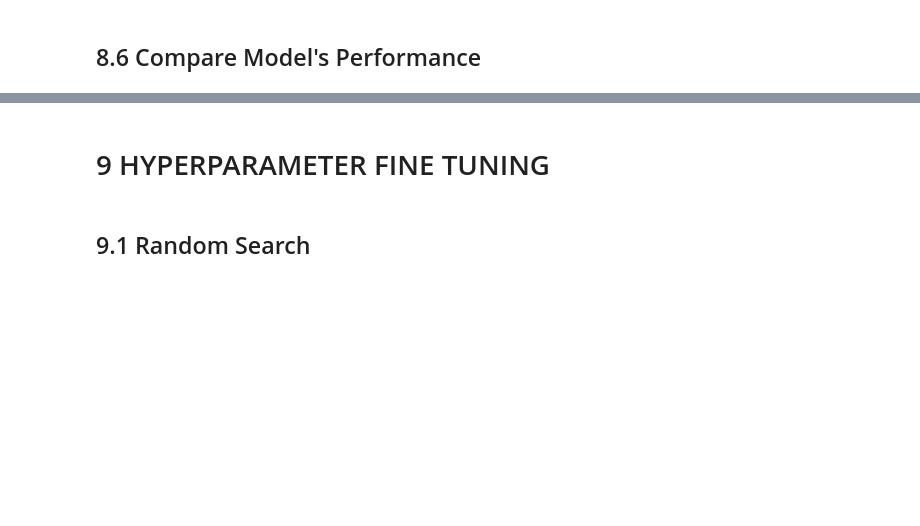
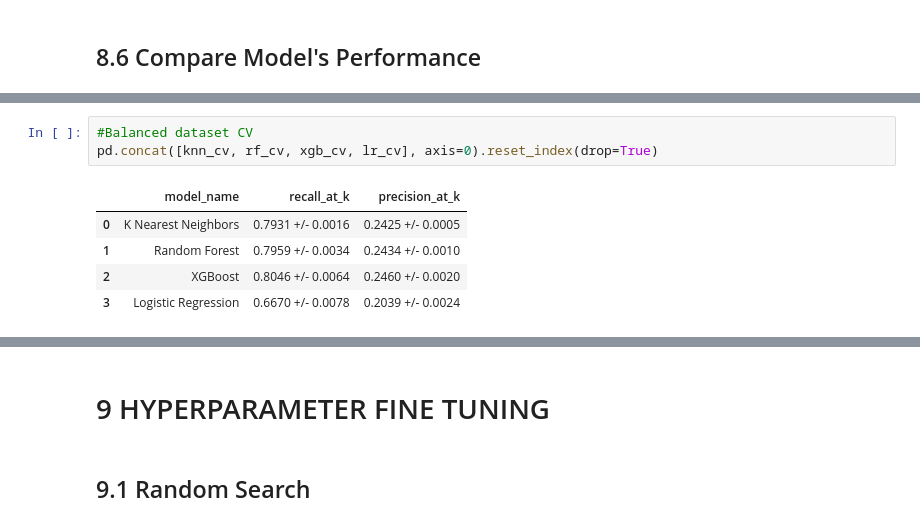
Before and after one commit to rafael-asousa/Cross-Sell-Prediction, a Jupyter notebook: notebook/cross-sell-predictions.ipynb, the cells around one changed output, grey strips where cells are left out. Cells and saved outputs as stored; diff of their text form; blank space fills up the shorter version.

```diff
--- a/notebook/cross-sell-predictions.ipynb
+++ b/notebook/cross-sell-predictions.ipynb
@@ -630,0 +801,9 @@ skplt.metrics.plot_cumulative_gain(y_test, yhat_lr)
+# %%
+#Balanced dataset CV
+pd.concat([knn_cv, rf_cv, xgb_cv, lr_cv], axis=0).reset_index(drop=True)
+# %% [output]
+|  | model_name | recall_at_k | precision_at_k |
+| 0 | K Nearest Neighbors | 0.7931 +/- 0.0016 | 0.2425 +/- 0.0005 |
+| 1 | Random Forest | 0.7959 +/- 0.0034 | 0.2434 +/- 0.0010 |
+| 2 | XGBoost | 0.8046 +/- 0.0064 | 0.2460 +/- 0.0020 |
+| 3 | Logistic Regression | 0.6670 +/- 0.0078 | 0.2039 +/- 0.0024 |
```
Also changed, not shown: parts of 34 cells of this notebook.
